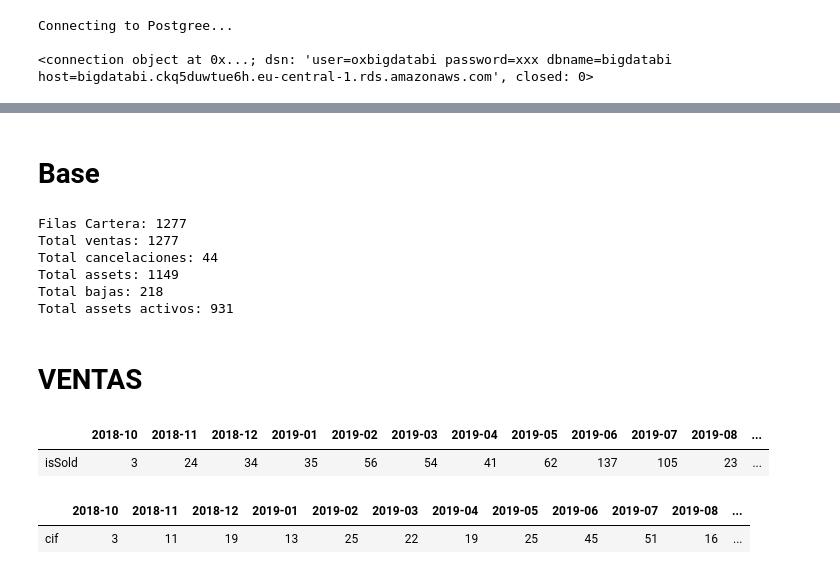
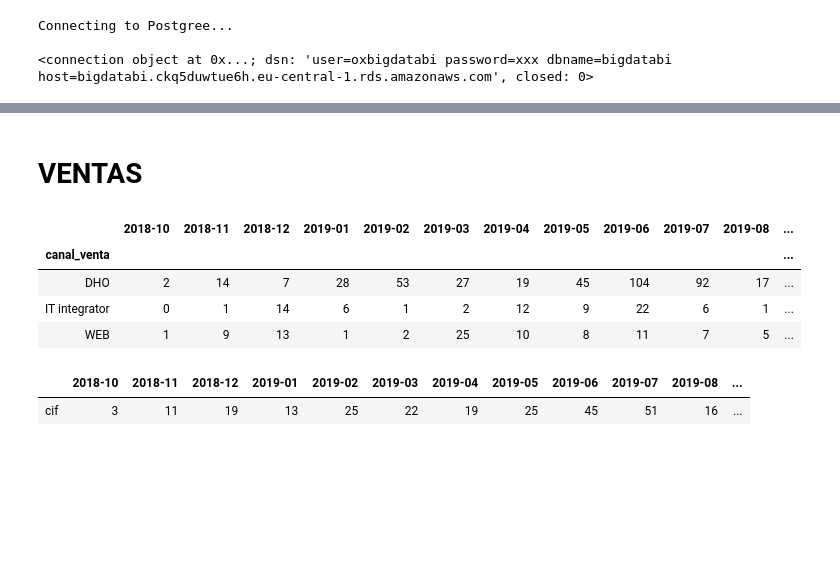
Before and after one commit to mariaadradosr/PyCartera, a Jupyter notebook: Final_PyCartera.ipynb, the cells around one changed output, grey strips where cells are left out. Saved outputs shown, nothing was run; the diff lists cells and outputs as text; code cells hidden in the pictures; blank space fills up the shorter version.

```diff
--- a/Final_PyCartera.ipynb
+++ b/Final_PyCartera.ipynb
@@ -27,18 +13,2 @@ prueba.to_excel('./output/detalle_cartera_20200129.xlsx',encoding='CP1252',index
-# %% [markdown]
-# Base
 # %%
 df = functions.base(cur)
-# %%
-print('Filas Cartera:', len(df))
-print('Total ventas:', len(df[df['isSold']==1]))
-print('Total cancelaciones:', len(df[df['isCancelled']==1]))
-print('Total assets:', len(df[df['isAsset']==1]))
-print('Total bajas:', len(df[df['isBaja']==1]))
-print('Total assets activos:', len(df[df['isActive']==1]))
-# %% [output]
-Filas Cartera: 1277
-Total ventas: 1277
-Total cancelaciones: 44
-Total assets: 1149
-Total bajas: 218
-Total assets activos: 931
@@ -47,10 +15,13 @@ df.to_excel('./output/df.xlsx',encoding='CP1252',index=False)
 # %% [markdown]
 # VENTAS
 # %%
-functions.ass_vta_mes(df,tipo=0)
+functions.ass_vta_mes(df,tipo=2)
 # %% [output]
 |  | 2018-10 | 2018-11 | 2018-12 | 2019-01 | 2019-02 | 2019-03 | 2019-04 | 2019-05 | 2019-06 | 2019-07 | 2019-08 | ... |
-| isSold | 3 | 24 | 34 | 35 | 56 | 54 | 41 | 62 | 137 | 105 | 23 | ... |
+| canal_venta |  |  |  |  |  |  |  |  |  |  |  | ... |
+| DHO | 2 | 14 | 7 | 28 | 53 | 27 | 19 | 45 | 104 | 92 | 17 | ... |
+| IT integrator | 0 | 1 | 14 | 6 | 1 | 2 | 12 | 9 | 22 | 6 | 1 | ... |
+| WEB | 1 | 9 | 13 | 1 | 2 | 25 | 10 | 8 | 11 | 7 | 5 | ... |
 # %%
 functions.cli_vta_mes(df,0)
 # %% [output]
```
Also changed, not shown: parts of 7 cells of this notebook, 18 other files.
